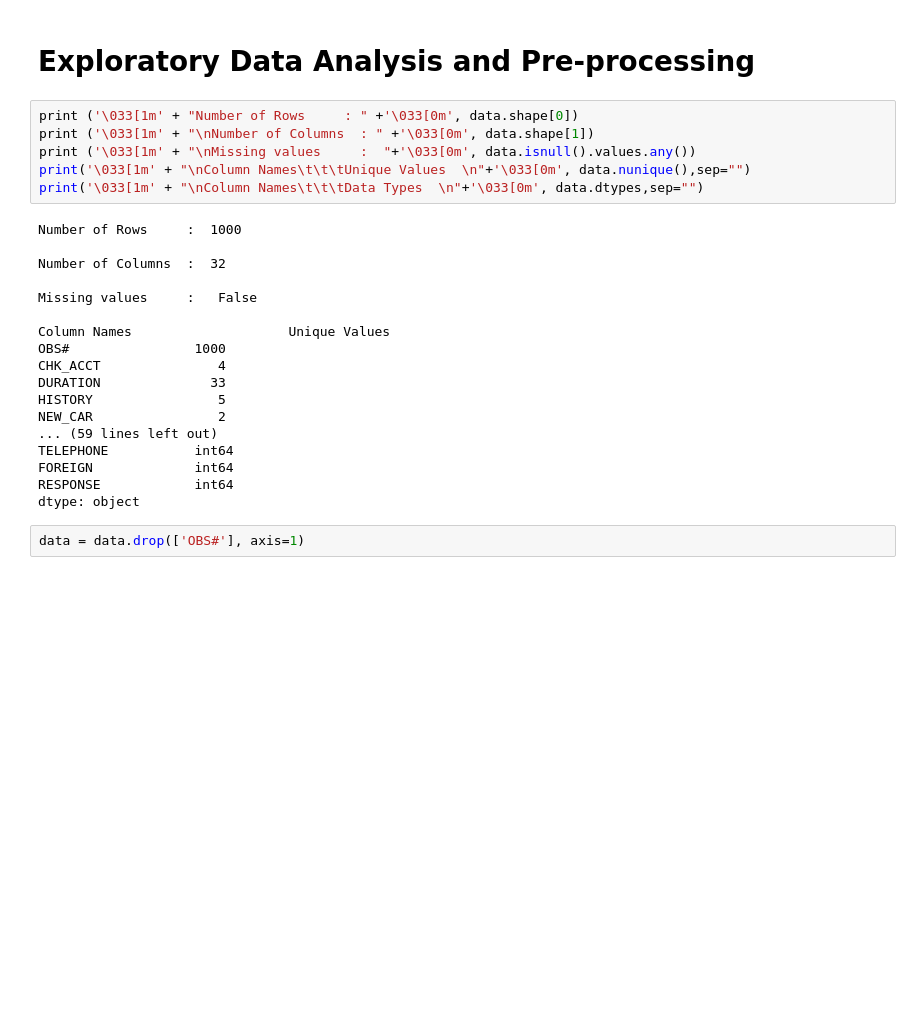
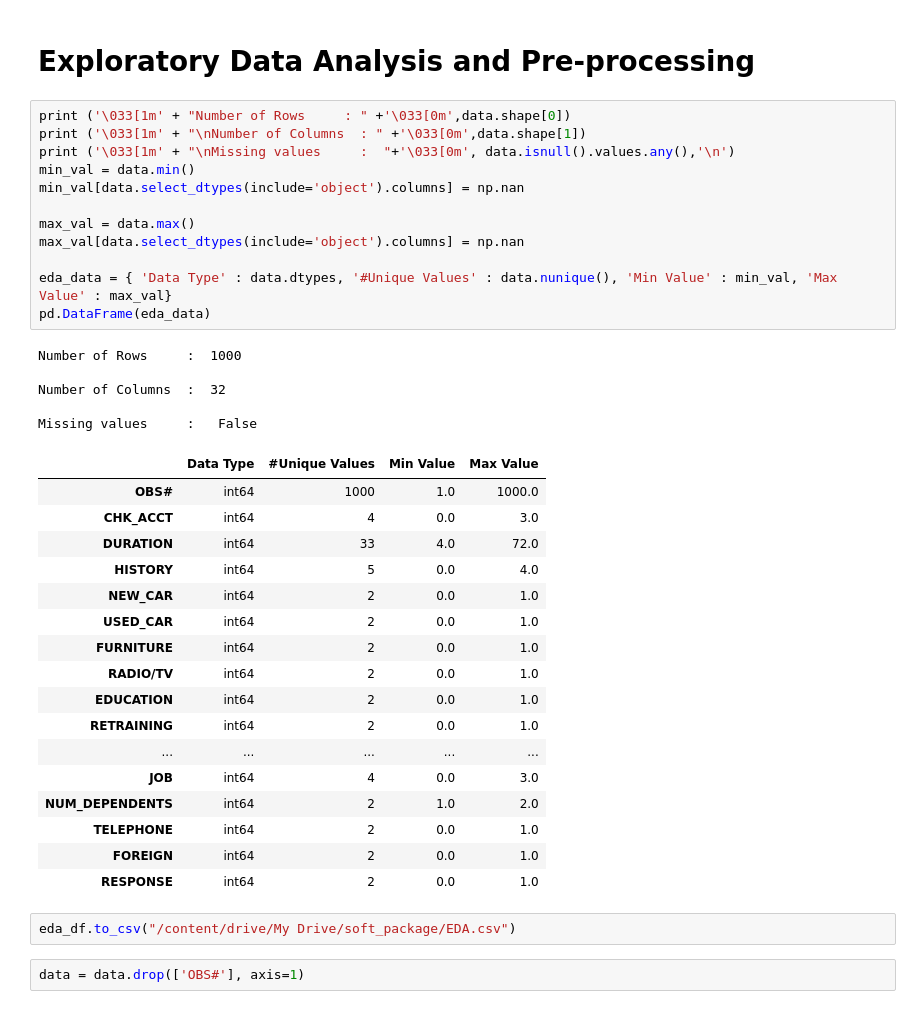
Before and after one commit to NAshwinKumar/credit_risk_assessment, a Jupyter notebook: HGANN.ipynb, the cells around one changed output. Saved outputs shown, nothing was run; the diff lists cells and outputs as text; blank space fills up the shorter version.

```diff
--- a/HGANN.ipynb
+++ b/HGANN.ipynb
@@ -227,29 +235,42 @@ data = pd.read_excel('https://github.com/NAshwinKumar/credit_risk_assessment/raw
 # %% [markdown]
 # Exploratory Data Analysis and Pre-processing
 # %%
-print ('\033[1m' + "Number of Rows     : " +'\033[0m', data.shape[0])
-print ('\033[1m' + "\nNumber of Columns  : " +'\033[0m', data.shape[1])
-print ('\033[1m' + "\nMissing values     :  "+'\033[0m', data.isnull().values.any())
-print('\033[1m' + "\nColumn Names\t\t\tUnique Values  \n"+'\033[0m', data.nunique(),sep="")
-print('\033[1m' + "\nColumn Names\t\t\tData Types  \n"+'\033[0m', data.dtypes,sep="")
+print ('\033[1m' + "Number of Rows     : " +'\033[0m',data.shape[0])
+print ('\033[1m' + "\nNumber of Columns  : " +'\033[0m',data.shape[1])
+print ('\033[1m' + "\nMissing values     :  "+'\033[0m', data.isnull().values.any(),'\n')
+min_val = data.min()
+min_val[data.select_dtypes(include='object').columns] = np.nan
+
+max_val = data.max()
+max_val[data.select_dtypes(include='object').columns] = np.nan
+
+eda_data = { 'Data Type' : data.dtypes, '#Unique Values' : data.nunique(), 'Min Value' : min_val, 'Max Value' : max_val}
+pd.DataFrame(eda_data)
 # %% [output]
 Number of Rows     :  1000
 
 Number of Columns  :  32
 
 Missing values     :   False
-
-Column Names                    Unique Values
-OBS#                1000
-CHK_ACCT               4
-DURATION              33
-HISTORY                5
-NEW_CAR                2
-... (59 lines left out)
-TELEPHONE           int64
-FOREIGN             int64
-RESPONSE            int64
-dtype: object
+|  | Data Type | #Unique Values | Min Value | Max Value |
+| OBS# | int64 | 1000 | 1.0 | 1000.0 |
+| CHK_ACCT | int64 | 4 | 0.0 | 3.0 |
+| DURATION | int64 | 33 | 4.0 | 72.0 |
+| HISTORY | int64 | 5 | 0.0 | 4.0 |
+| NEW_CAR | int64 | 2 | 0.0 | 1.0 |
+| USED_CAR | int64 | 2 | 0.0 | 1.0 |
+| FURNITURE | int64 | 2 | 0.0 | 1.0 |
+| RADIO/TV | int64 | 2 | 0.0 | 1.0 |
+| EDUCATION | int64 | 2 | 0.0 | 1.0 |
+| RETRAINING | int64 | 2 | 0.0 | 1.0 |
+| ... | ... | ... | ... | ... |
+| JOB | int64 | 4 | 0.0 | 3.0 |
+| NUM_DEPENDENTS | int64 | 2 | 1.0 | 2.0 |
+| TELEPHONE | int64 | 2 | 0.0 | 1.0 |
+| FOREIGN | int64 | 2 | 0.0 | 1.0 |
+| RESPONSE | int64 | 2 | 0.0 | 1.0 |
+# %%
+eda_df.to_csv("/content/drive/My Drive/soft_package/EDA.csv")
 # %%
 data = data.drop(['OBS#'], axis=1)
 # %% [markdown]
```
Also changed, not shown: parts of 18 cells of this notebook.
